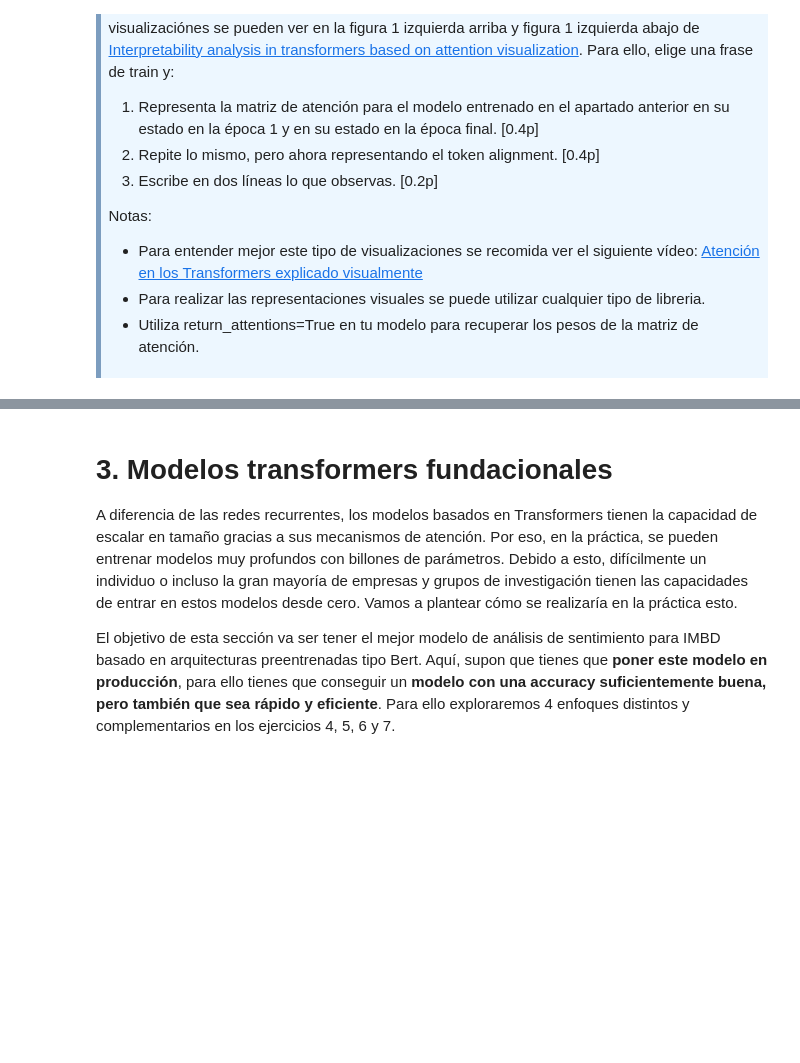
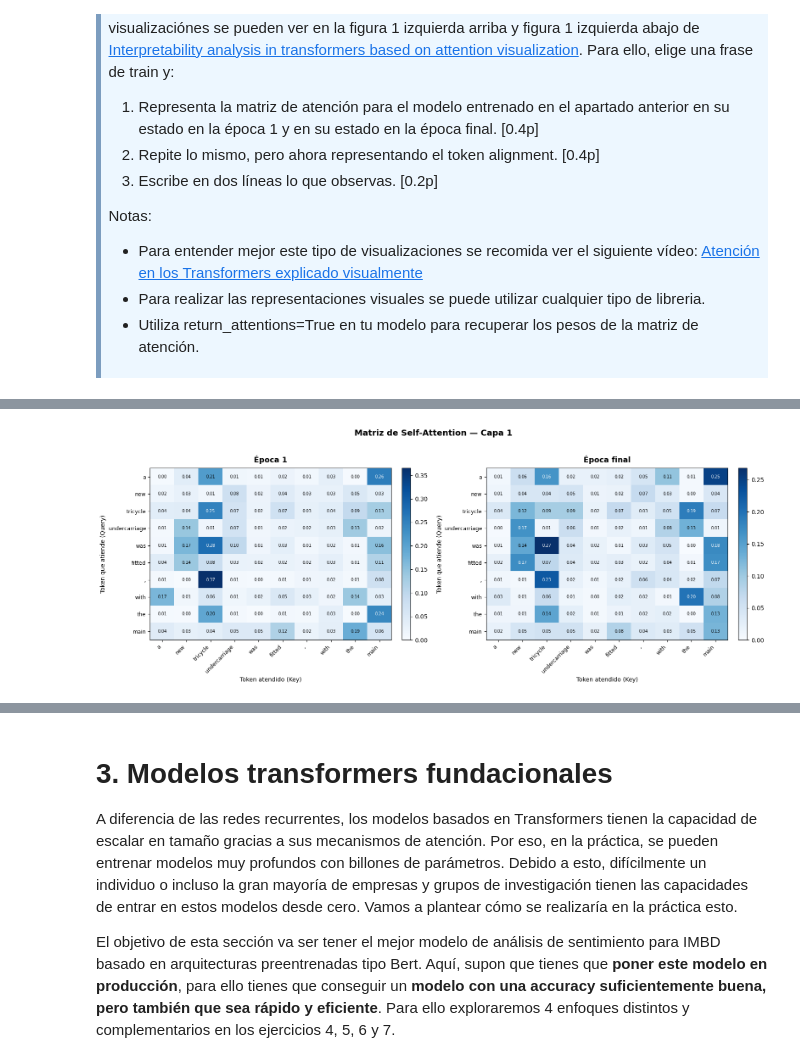
Before and after one commit to JulioUQ/Deep-learning, a Jupyter notebook: Módulo 4- Transformadores/Enunciado de la PEC/20252_PEC3_UbedaQuesada_Julio.ipynb, the cells around one changed output, grey strips where cells are left out. Drawn from its saved outputs; the diff is of its cells as text; code cells hidden in the pictures; blank space fills up the shorter version.

```diff
--- a/Módulo 4- Transformadores/Enunciado de la PEC/20252_PEC3_UbedaQuesada_Julio.ipynb
+++ b/Módulo 4- Transformadores/Enunciado de la PEC/20252_PEC3_UbedaQuesada_Julio.ipynb
@@ -1229,0 +1267,6 @@ Atención en los Transformers explicado visualmente](https://www.youtube.com/wat
+# %%
+# Selección reproducible de una frase real del conjunto de entrenamiento
+random.seed(42)
+sample_text = random.choice([t for t in train_texts if len(t.split()) >= 8])
+SAMPLE_SENTENCE = " ".join(sample_text.lower().split()[:10])
+print(f"Frase seleccionada: {SAMPLE_SENTENCE}")
@@ -1229,0 +1326,40 @@ Atención en los Transformers explicado visualmente](https://www.youtube.com/wat
+# %%
+# Visualización de la matriz de self-attention para época 1 y época final
+
+fig, axes = plt.subplots(1, 2, figsize=(16, 6))
+
+for ax, attn, tokens, title in zip(
+    axes,
+    [attn_e1,   attn_final],
+    [tokens_e1, tokens_final],
+    ["Época 1", "Época final"]
+):
+    im = ax.imshow(attn, cmap="Blues", vmin=0, vmax=attn.max(), aspect="auto")
+
+    ax.set_xticks(range(len(tokens)))
+    ax.set_yticks(range(len(tokens)))
+    ax.set_xticklabels(tokens, rotation=45, ha="right", fontsize=9)
+    ax.set_yticklabels(tokens, fontsize=9)
+    ax.set_title(title, fontsize=13, fontweight="bold", pad=10)
+    ax.set_xlabel("Token atendido (Key)",      fontsize=10)
+    ax.set_ylabel("Token que atiende (Query)", fontsize=10)
+
+    # anotamos el valor numérico en cada celda
+    for i in range(len(tokens)):
+        for j in range(len(tokens)):
+            ax.text(
+                j, i, f"{attn[i, j]:.2f}",
+                ha="center", va="center",
+                fontsize=7,
+                color="white" if attn[i, j] > attn.max() * 0.6 else "black"
+            )
+
+    plt.colorbar(im, ax=ax, fraction=0.046, pad=0.04)
+
+fig.suptitle("Matriz de Self-Attention — Capa 1", fontsize=14, fontweight="bold", y=1.02)
+plt.tight_layout()
+
+plt.savefig(r"../figures/attention_matrix.png", dpi=150, bbox_inches="tight")
+plt.show()
+# %% [output]
+[figure, added]
```
Also changed, not shown: parts of 36 cells of this notebook, 7 other files.
